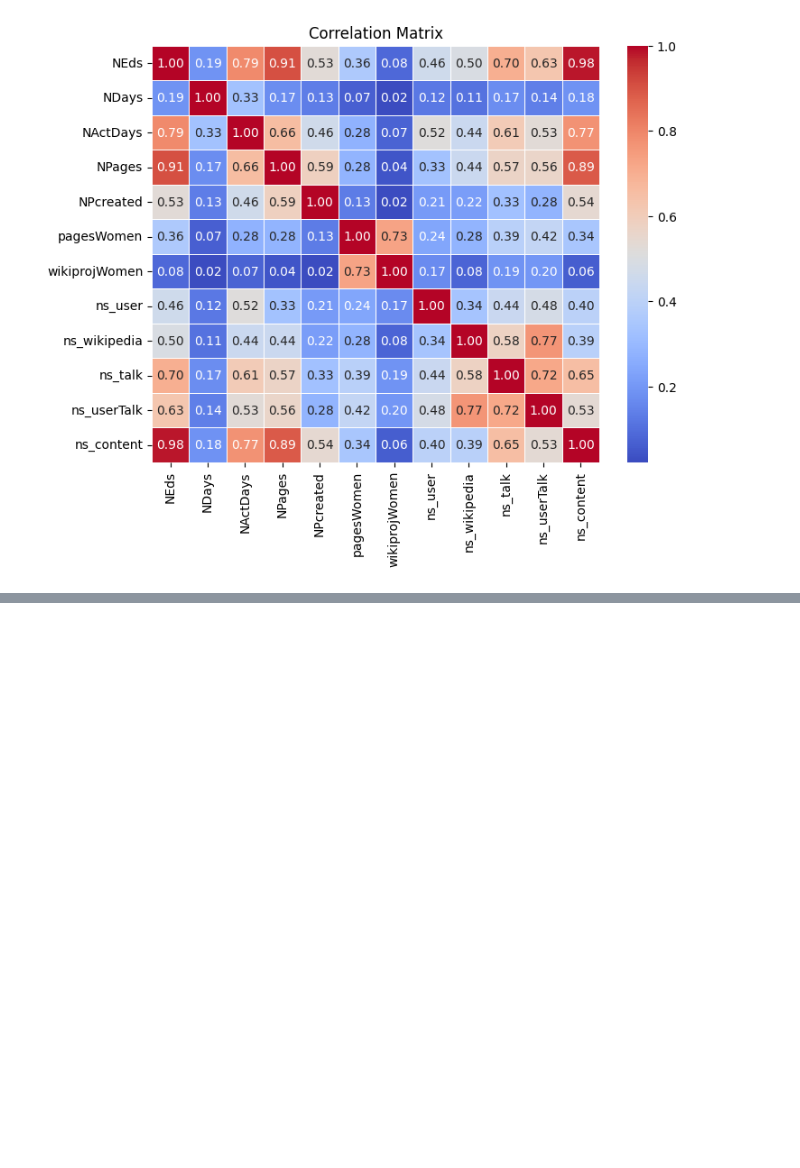
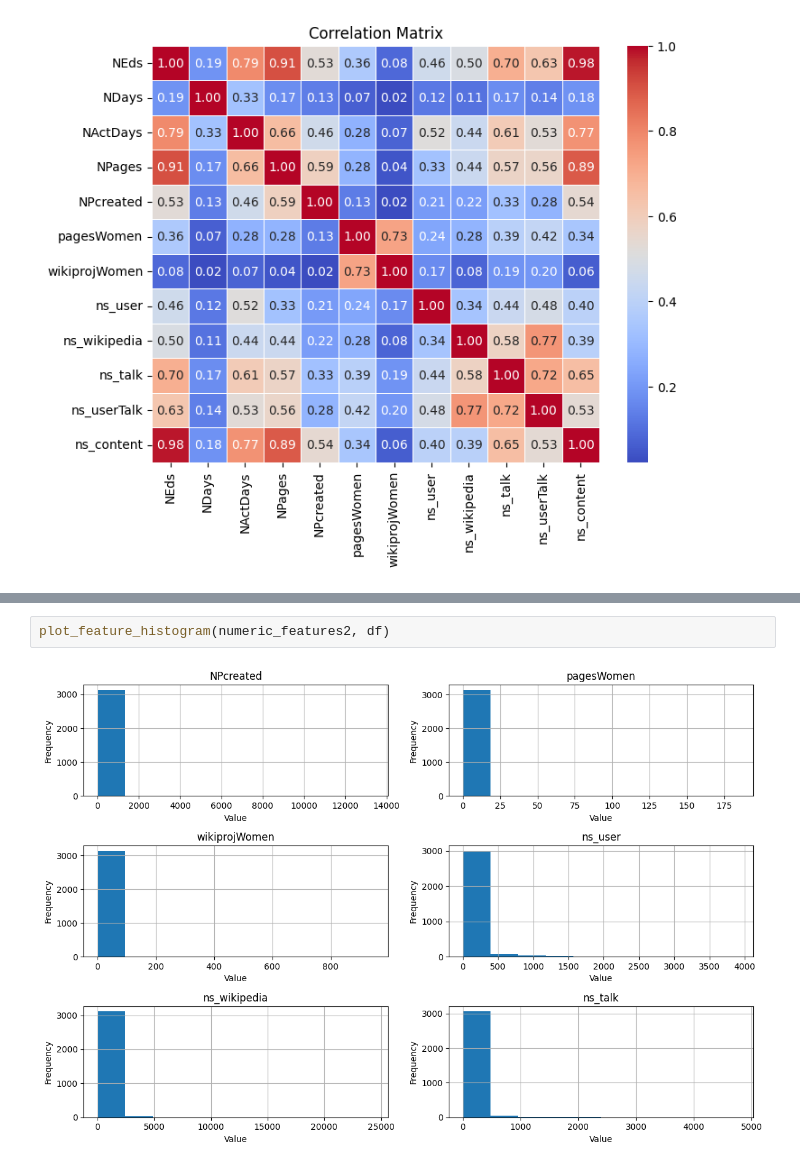
Before and after one commit to Yoshua-M/wiki_gender_gap, a Jupyter notebook: lab/EDA_gender_gap.ipynb, the cells around one changed output, grey strips where cells are left out. Cells and saved outputs as stored; diff of their text form; blank space fills up the shorter version.

```diff
--- a/lab/EDA_gender_gap.ipynb
+++ b/lab/EDA_gender_gap.ipynb
@@ -202,0 +294,4 @@ plt.show()
+# %%
+plot_feature_histogram(numeric_features2, df)
+# %% [output]
+[figure, added]
```
Also changed, not shown: parts of 28 cells of this notebook, 3 other files.
